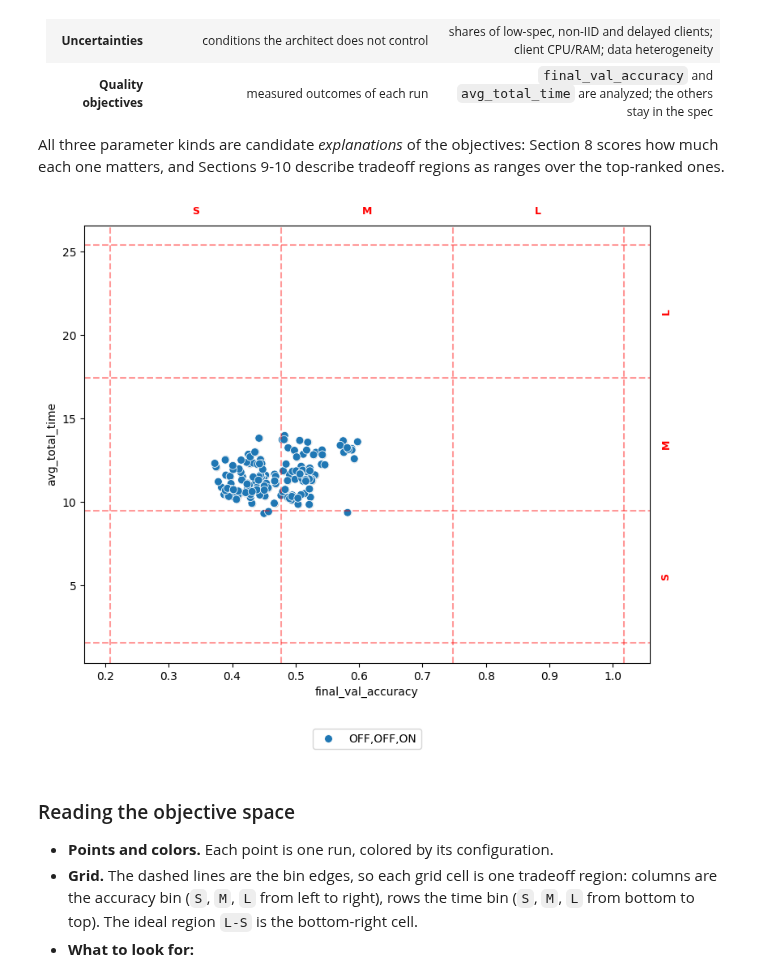
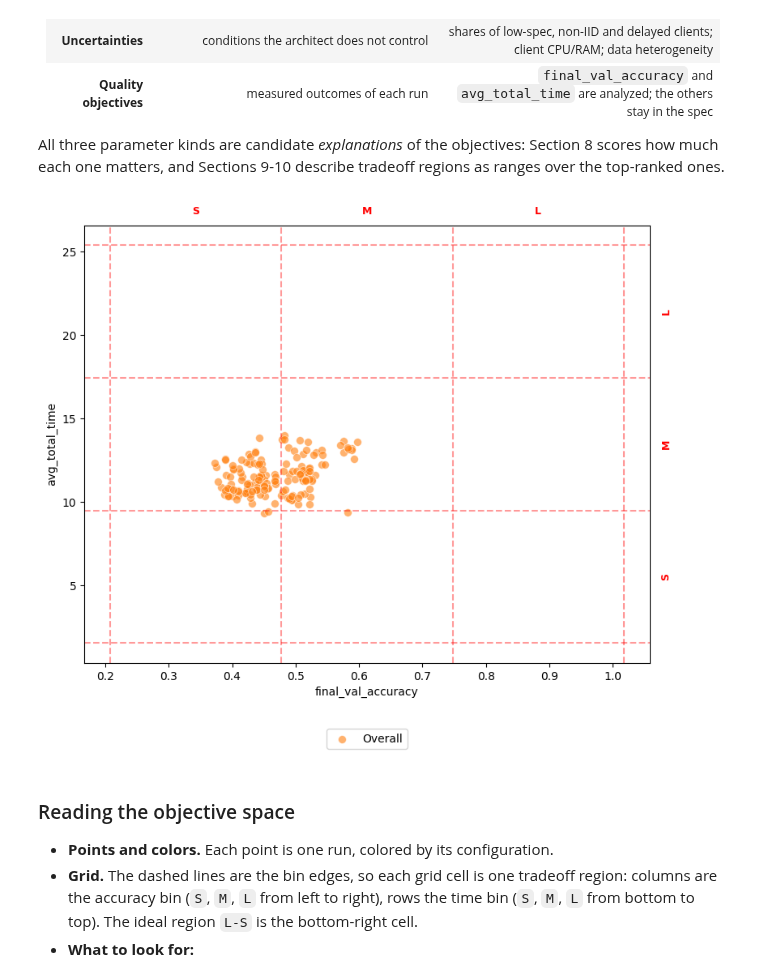
Before and after one commit to andresdp/patterns-sa, a Jupyter notebook: federatedlearning/compact/image/analysis-fl-rq-hdh-image.ipynb, the cells around one changed output. Saved outputs shown, nothing was run; the diff lists cells and outputs as text; code cells hidden in the pictures.

```diff
--- a/federatedlearning/compact/image/analysis-fl-rq-hdh-image.ipynb
+++ b/federatedlearning/compact/image/analysis-fl-rq-hdh-image.ipynb
@@ -47,6 +47,8 @@ TRADEOFF_EDGES = {
     'final_val_accuracy': [0.2075, 0.4774, 0.7473, 1.0172],
     'avg_total_time': [1.5625, 9.5065, 17.4505, 25.3945],
 }
+
+PLOT_COLOR = '#ff7f0e'
 # %% [markdown]
 ## Analysis population: all-environment HDH-only configuration across client counts
 
@@ -314,23 +316,23 @@ All three parameter kinds are candidate *explanations* of the objectives: Sectio
 # %%
 outcome_cols = list(TRADEOFF_LABELS)
 # Plot the policies for all combinations (pairs) of quality objectives
 for x_col, y_col in itertools.combinations(outcome_cols, 2):
     fig = session.show_quality_objective_space(
         x_col, y_col,
-        highlight_policies=session.get_policies(),
         # highlight_tradeoffs=[session.get_tradeoff(tradeoffs[7].name)],
         # show_overall=True,
         subset='all',
-        cmap='tab10',
+        show_overall=True,
+        overall_color=PLOT_COLOR,
         alpha=1.0,
         figsize=(8, 7),
         s=50,
         title=""
     )
     # fig.savefig(f'fl-quality_objective_space_{x_col}_{y_col}.png', dpi=500)
     plt.show()
 # %% [output]
-[figure, old version]
+[figure, new version]
 # %% [markdown]
 ### Reading the objective space
 
```
Also changed, not shown: parts of 5 cells of this notebook, 15 other files.
